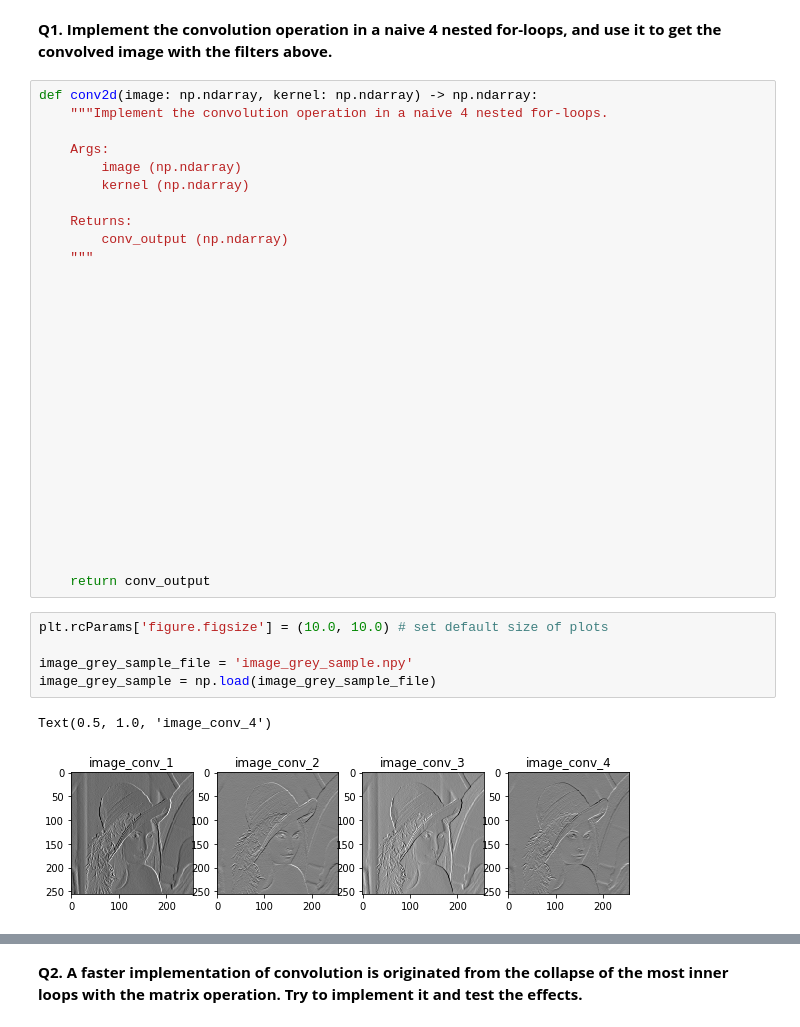
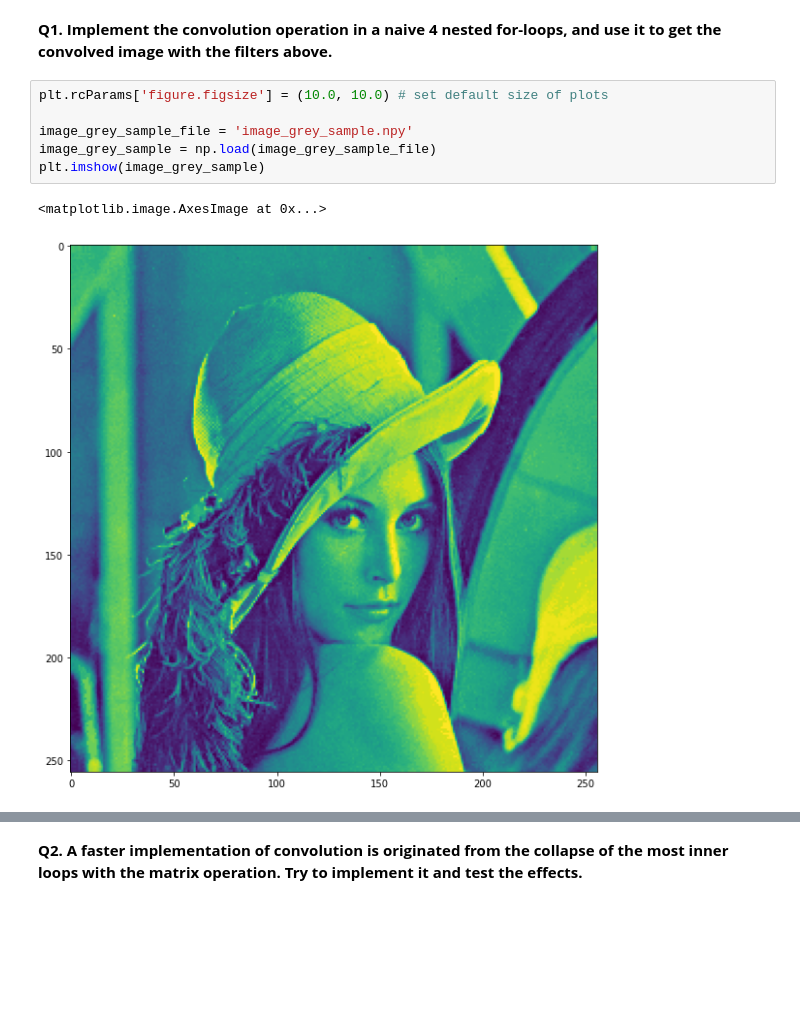
Before and after one commit to VincentGaoHJ/Course-CS5242, a Jupyter notebook: practice_4_filterAndConvolution.ipynb, the cells around one changed output, grey strips where cells are left out. Cells and saved outputs as stored; diff of their text form; blank space fills up the shorter version.

```diff
--- a/practice_4_filterAndConvolution.ipynb
+++ b/practice_4_filterAndConvolution.ipynb
@@ -45,40 +46,12 @@ for i in range(1, 5):
 [figure]
 # %% [markdown]
 **Q1. Implement the convolution operation in a naive 4 nested for-loops, and use it to get the convolved image with the filters above.**
-# %%
-def conv2d(image: np.ndarray, kernel: np.ndarray) -> np.ndarray:
-    """Implement the convolution operation in a naive 4 nested for-loops.
-
-    Args:
-        image (np.ndarray)
-        kernel (np.ndarray)
-
-    Returns:
-        conv_output (np.ndarray)
-    """
-
-
-
-
-
-
-
-
-
-
-
-
-
-
-
-
-
-    return conv_output
 # %%
 plt.rcParams['figure.figsize'] = (10.0, 10.0) # set default size of plots
 
 image_grey_sample_file = 'image_grey_sample.npy'
 image_grey_sample = np.load(image_grey_sample_file)
+plt.imshow(image_grey_sample)
 # %% [output]
-Text(0.5, 1.0, 'image_conv_4')
+<matplotlib.image.AxesImage at 0x...>
-[figure, old version]
+[figure, new version]
```
Also changed, not shown: parts of 5 cells of this notebook.
